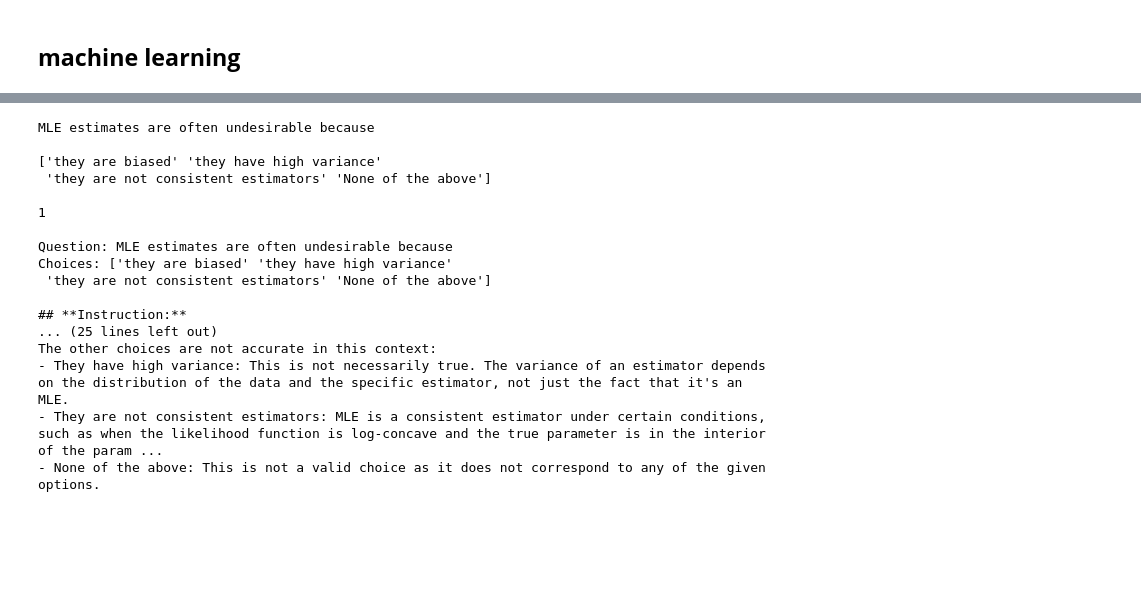
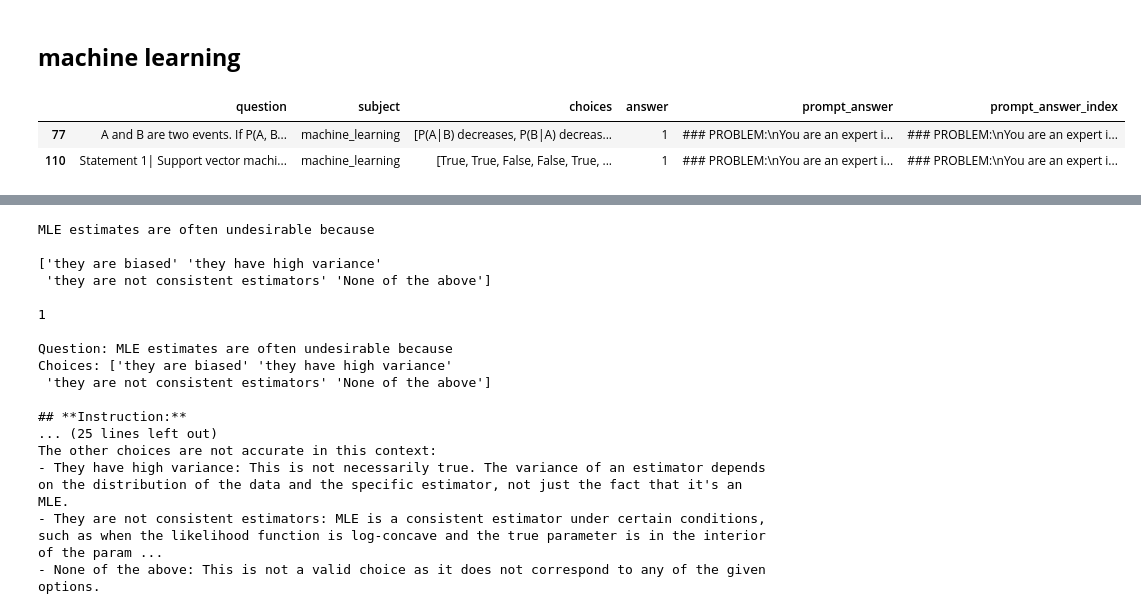
Before and after one commit to nxxk23/AI-Engineer, a Jupyter notebook: mixtralmodel_base.ipynb, the cells around one changed output, grey strips where cells are left out. Drawn from its saved outputs; the diff is of its cells as text; code cells hidden in the pictures; blank space fills up the shorter version.

```diff
--- a/mixtralmodel_base.ipynb
+++ b/mixtralmodel_base.ipynb
@@ -509,7 +497,11 @@ ml_df['prompt_answer_index'] = ml_df.apply(update_answer_index, axis=1)
 # %%
 non_digit_rows = ml_df[ml_df['prompt_answer_index'].apply(lambda x: not isinstance(x, int))]
-print(non_digit_rows['prompt_answer_index'].iloc[0])
-ml_df.loc[non_digit_rows.index, 'prompt_answer_index'] = 1
+non_digit_rows
+# ml_df.loc[non_digit_rows.index, 'prompt_answer_index'] = 1
+# %% [output]
+|  | question | subject | choices | answer | prompt_answer | prompt_answer_index |
+| 77 | A and B are two events. If P(A, B... | machine_learning | [P(A|B) decreases, P(B|A) decreas... | 1 | ### PROBLEM:\nYou are an expert i... | ### PROBLEM:\nYou are an expert i... |
+| 110 | Statement 1| Support vector machi... | machine_learning | [True, True, False, False, True, ... | 1 | ### PROBLEM:\nYou are an expert i... | ### PROBLEM:\nYou are an expert i... |
 # %%
 ml_df[ml_df['answer'] != ml_df['prompt_answer_index']]
 # %% [output]
```
Also changed, not shown: parts of 13 cells of this notebook.
